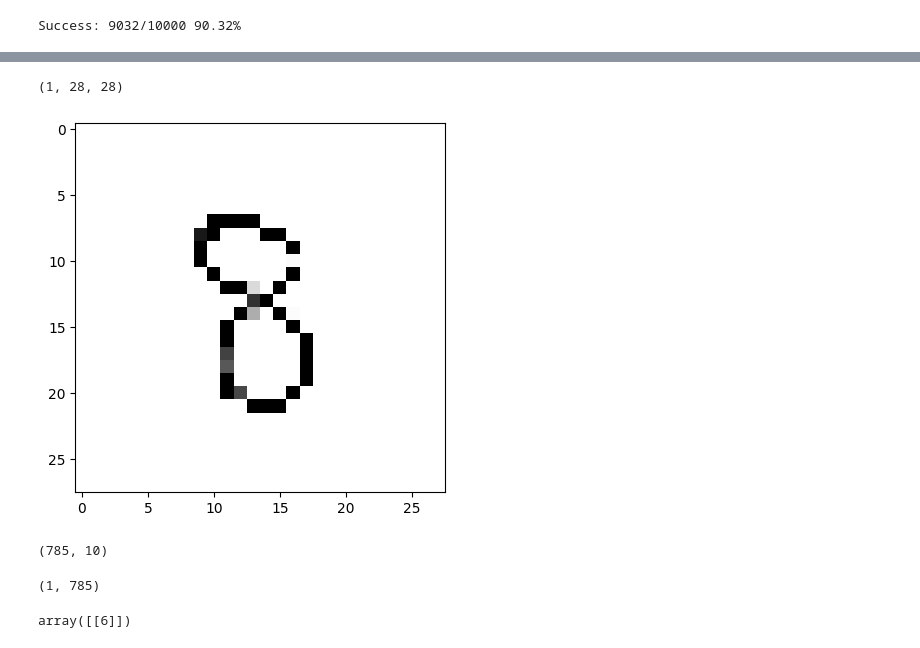
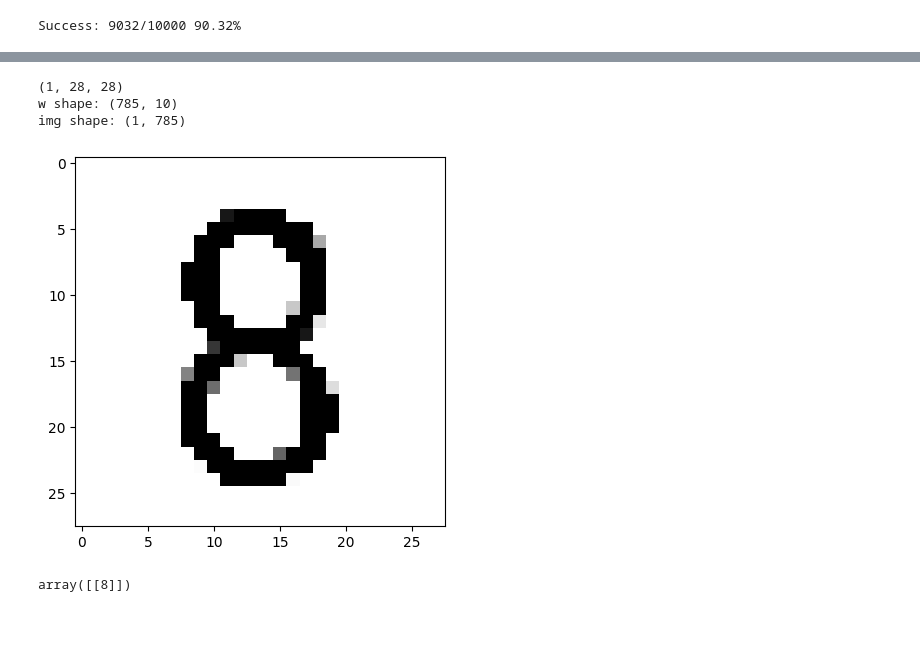
Before and after one commit to DanyelMorales/MLLearneerRepo, a Jupyter notebook: 02_mnist.ipynb, the cells around one changed output, grey strips where cells are left out. Cells and saved outputs as stored; diff of their text form; code cells hidden in the pictures.

```diff
--- a/02_mnist.ipynb
+++ b/02_mnist.ipynb
@@ -94,8 +95,11 @@ def cv2_to_np_buffer(img):
   np_img = np.expand_dims(np_img, axis=0)
   print(np_img.shape)
   return np_img
+
+def prepare_image(img):
+  img = cv2_to_np_buffer(load_image(img))
+  img= img.reshape(1,28*28)
+  img = prepend_bias(img)
+  print(f"w shape: {w.shape}")
+  print(f"img shape: {img.shape}")
+  return img
-# %%
-number_8 = cv2_to_np_buffer(load_image("./img_8.png"))
-# %% [output]
-(1, 28, 28)
-[figure, removed]
@@ -106,15 +106,14 @@ number_8 = prepend_bias(number_8)
-# %%
-w.shape
-# %% [output]
-(785, 10)
-# %%
-number_8.shape
-# %% [output]
-(1, 785)
+# %%
+number_8 = prepare_image("8_typed_med.png")
+# %% [output]
+(1, 28, 28)
+w shape: (785, 10)
+img shape: (1, 785)
+[figure, added]
 # %%
 digit_classifier.classify(number_8,w)
 # %% [output]
-array([[6]])
+array([[8]])
 # %%
 import pandas as pd
 pd.DataFrame(w)
```
Also changed, not shown: parts of 3 cells of this notebook.
